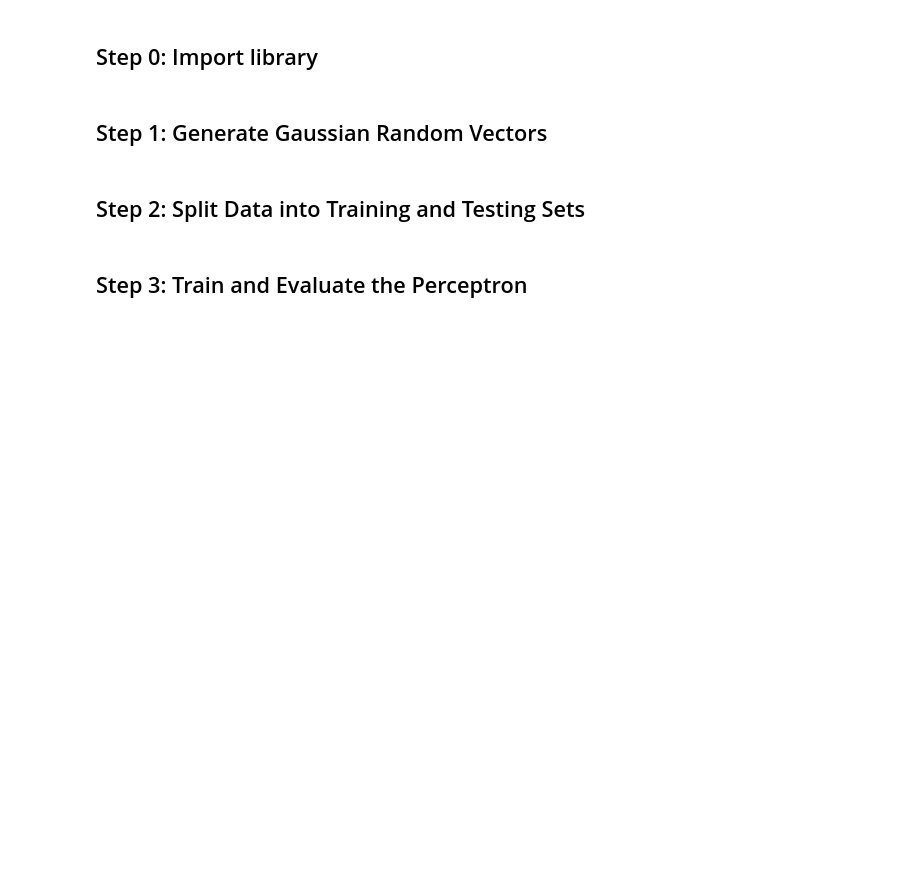
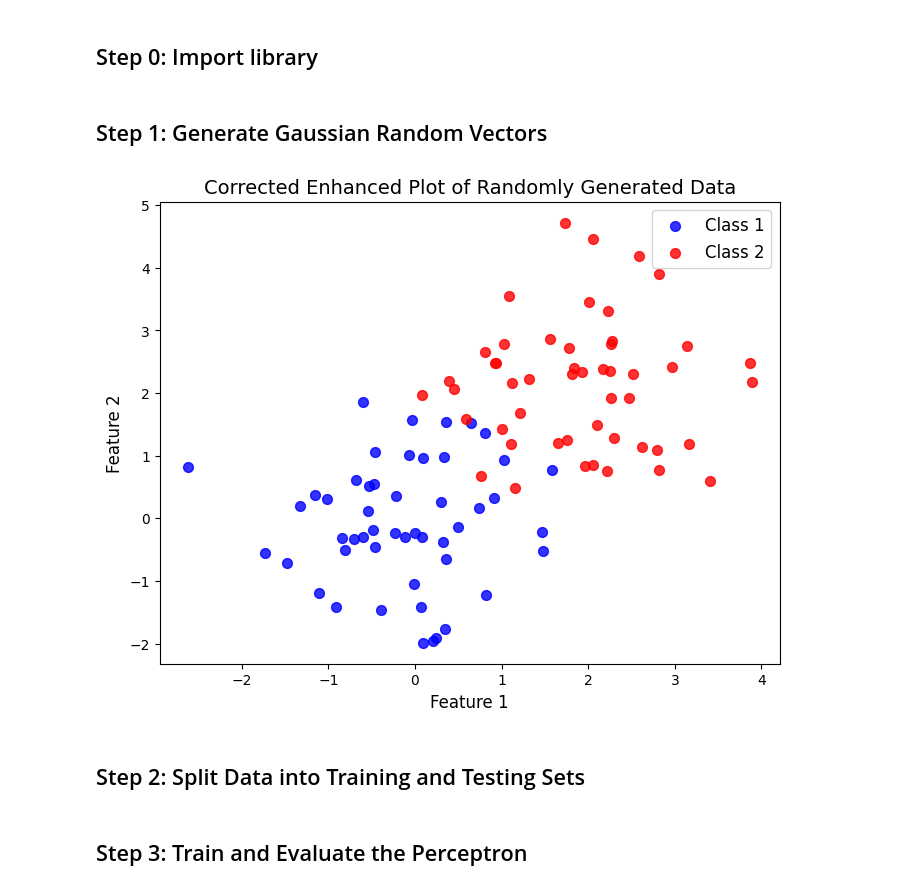
Before and after one commit to SMSajadi99/Nerual-Network, a Jupyter notebook: assinments/1/HW01-SingleLayerPerceptron-2Classes.ipynb, the cells around one changed output. Drawn from its saved outputs; the diff is of its cells as text; code cells hidden in the pictures; blank space fills up the shorter version.

```diff
--- a/assinments/1/HW01-SingleLayerPerceptron-2Classes.ipynb
+++ b/assinments/1/HW01-SingleLayerPerceptron-2Classes.ipynb
@@ -12,15 +12,30 @@ from sklearn.metrics import accuracy_score
 # %%
 np.random.seed(42)  # for reproducibility
 
 # Parameters
 num_samples = 50
 mean_class1 = 0
 mean_class2 = 2
 covariance_matrix = np.eye(2)
 
 # Generate random vectors
 class1_samples = np.random.multivariate_normal([mean_class1, mean_class1], covariance_matrix, num_samples)
 class2_samples = np.random.multivariate_normal([mean_class2, mean_class2], covariance_matrix, num_samples)
+
+
+plt.style.use('default')
+
+# Recreate the plot with the correct style
+plt.figure(figsize=(8, 6))
+plt.scatter(class1_samples[:, 0], class1_samples[:, 1], alpha=0.8, label='Class 1', color='blue', s=50)
+plt.scatter(class2_samples[:, 0], class2_samples[:, 1], alpha=0.8, label='Class 2', color='red', s=50)
+plt.title('Corrected Enhanced Plot of Randomly Generated Data', fontsize=14)
+plt.xlabel('Feature 1', fontsize=12)
+plt.ylabel('Feature 2', fontsize=12)
+plt.legend(fontsize=12)
+plt.show()
+# %% [output]
+[figure, added]
 # %% [markdown]
 ## Step 2: Split Data into Training and Testing Sets
 # %%
```
